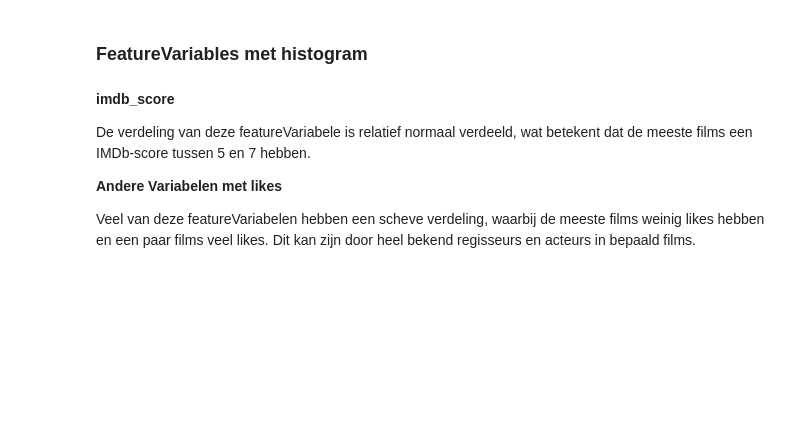
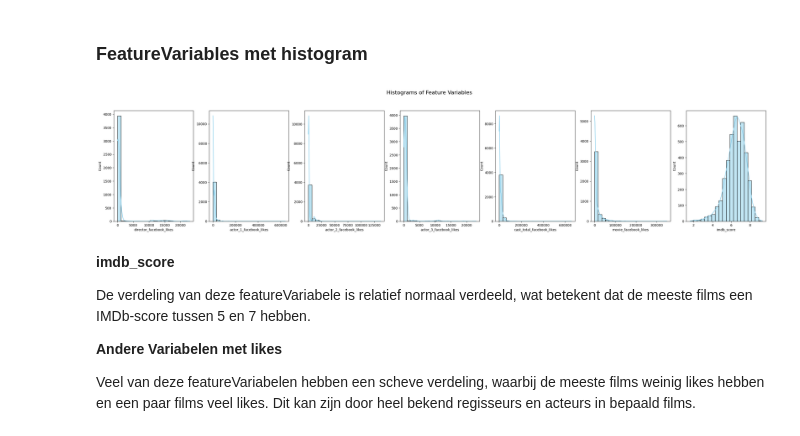
Before and after one commit to Pimdw/CM_CASUS, a Jupyter notebook: main.ipynb, the cells around one changed output. Saved outputs shown, nothing was run; the diff lists cells and outputs as text; code cells hidden in the pictures; blank space fills up the shorter version.

```diff
--- a/main.ipynb
+++ b/main.ipynb
@@ -76,0 +100,22 @@ display(Image(filename="meetniveaus.png"))
+# %%
+#  alle meetniveaus in datafeame zetten
+data = {
+    "Nominaal": [
+        "actor_1_name", "actor_2_name", "actor_3_name", "color", "country",
+        "director_name", "genres", "language", "movie_imdb_link", "movie_title", "plot_keywords"
+    ],
+    "Ordinaal": ["content_rating"],
+    "Discreet": [
+        "facenumber_in_poster", "num_critic_for_reviews", "num_user_for_reviews",
+        "num_voted_users", "title_year"
+    ],
+    "Continu": [
+        "actor_1_facebook_likes", "actor_2_facebook_likes", "actor_3_facebook_likes",
+        "aspect_ratio", "budget", "cast_total_facebook_likes", "director_facebook_likes",
+        "duration", "gross", "imdb_score", "movie_facebook_likes"
+    ]
+}
+
+df = pd.DataFrame.from_dict(data, orient='index').transpose()
+
+print(df)
@@ -149,3 +225,7 @@ plot_histograms(df, featureVariables)
+# %%
+fn.plot_histograms(df, featureVariables)
+# %% [output]
+[figure, added]
 # %% [markdown]
 **imdb_score**
 
```
Also changed, not shown: parts of 56 cells of this notebook, 2 other files.
